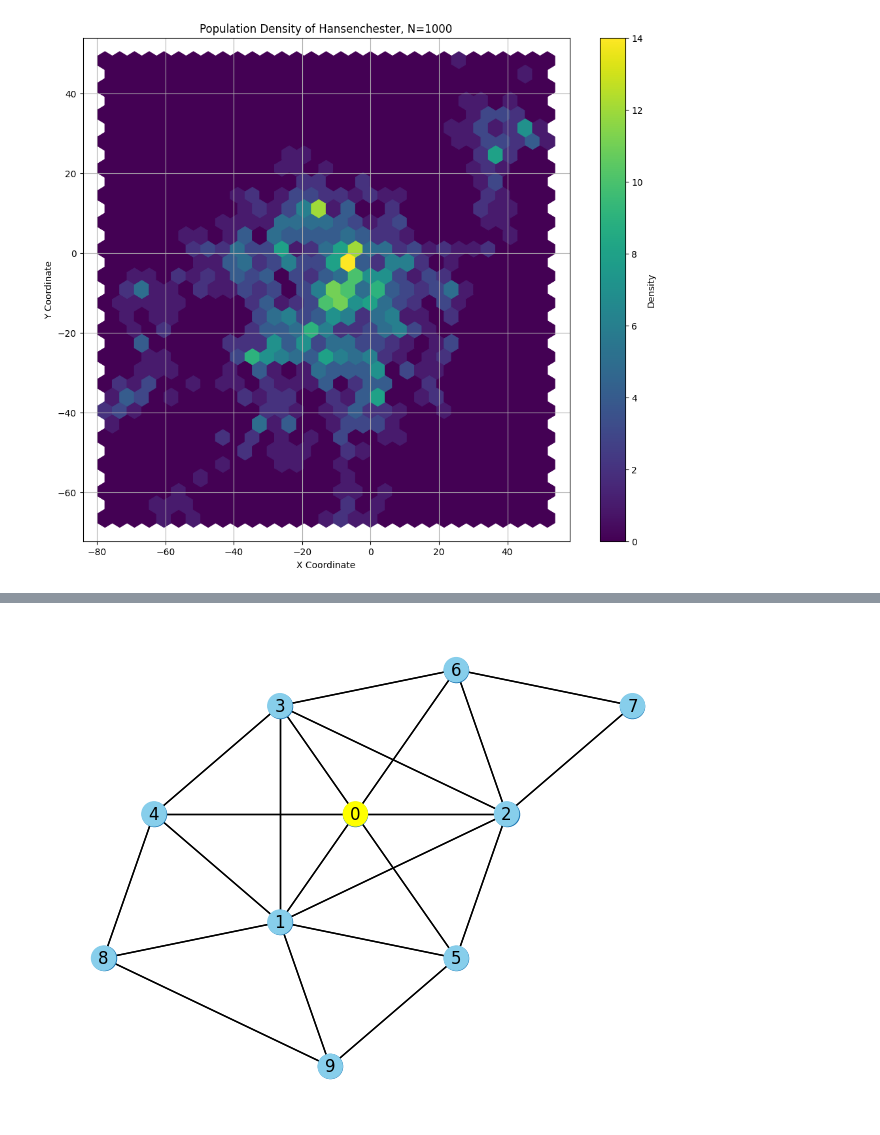
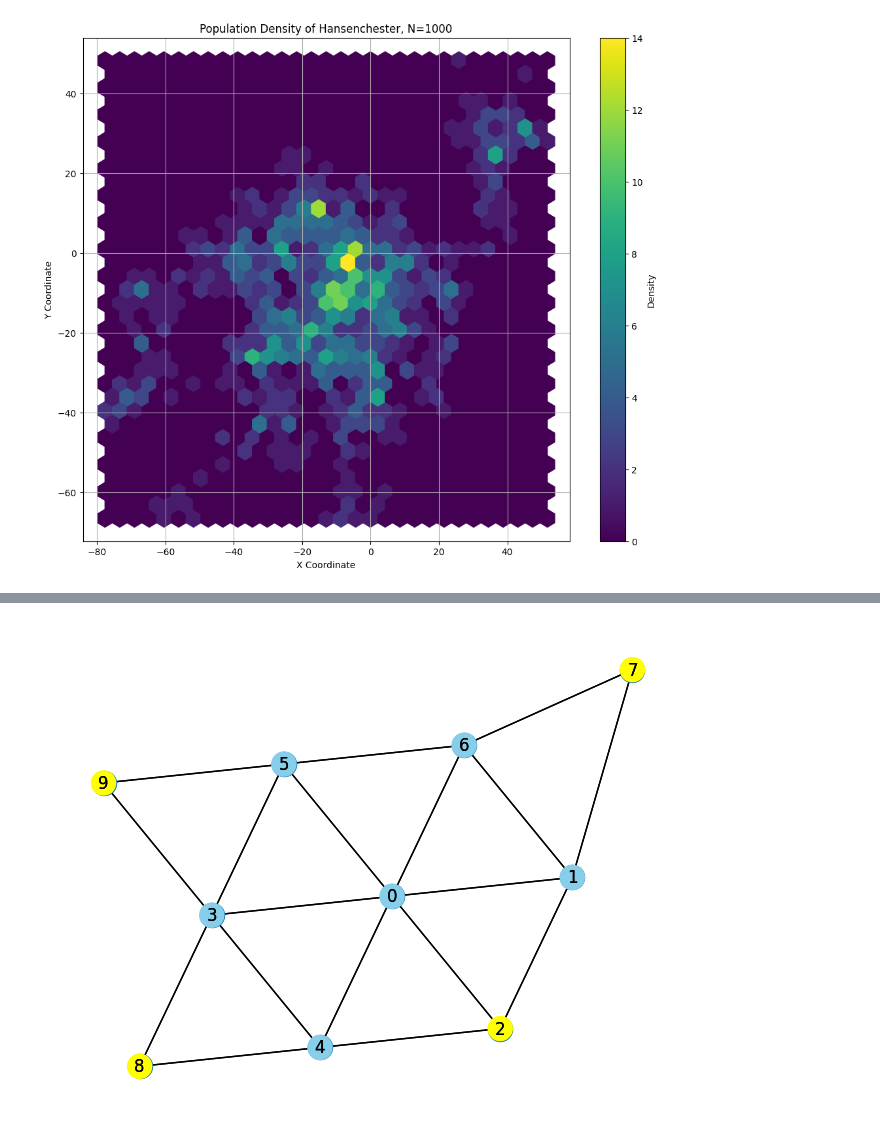
Before and after one commit to colinDietrich/hackaton_pasqal, a Jupyter notebook: QUBO_formulation.ipynb, the cells around one changed output, grey strips where cells are left out. Saved outputs shown, nothing was run; the diff lists cells and outputs as text; code cells hidden in the pictures.

```diff
--- a/QUBO_formulation.ipynb
+++ b/QUBO_formulation.ipynb
@@ -300,0 +392,11 @@ sequence.draw()
+# %%
+def optimization_loop(omega_max, device_used, graph, detunings_number, initial_guess, bounds, maxiter):
+    res = minimize(
+        quantum_loop,
+        x0=initial_guess,
+        args=(omega_max, device_used, graph, reg, detunings_number),
+        bounds=bounds,
+        method='Nelder-Mead',
+        options={"return_all": True, "maxiter": maxiter, "adaptive": True},
+    )
+    return res
@@ -300,0 +427,2 @@ sequence.draw()
+# %%
+res = optimization_loop(omega_max, device_used, graph, detunings_number, initial_guess, bounds, 1)
@@ -307,7 +477,7 @@ simulator = QutipEmulator.from_sequence(
 )
 simulator.show_config()
 results = simulator.run(progress_bar=True)
-count_dict = results.sample_final_state(N_samples=1000)
+count_dict = results.sample_final_state(N_samples=10000)
 # %% [output]
 Options:
 ----------
@@ -337,36 +507,24 @@ plt.show()
 # %%
-graph = nx.Graph()
-edges = KDTree(grid_points).query_pairs(R_antennas * (2 + 1e-3))
-graph.add_edges_from(edges)
+# Sort the bitstrings in descending order
+solution = [key for key, value in sorted(most_frequent.items(), key=lambda item: item[1], reverse=True)]
 
-# Sort the bitstrings in descending order
-solution = sorted(most_frequent, reverse=True)
 
 # Function to convert a bitstring to a list of node indices included in the set
 def convert_to_indices(bitstring):
     return [i for i, bit in enumerate(bitstring) if bit == '1']
 
-# Convert the bitstrings to lists of node indices and select the top 5
-solution_indices = [convert_to_indices(res) for res in solution]
-top_5 = solution_indices[:5]
 
-# Calculate the total weight (sum of node indices) for each set in the top 5
-val_list = [sum(node_set) for node_set in top_5]
-
-# Find the index of the set with the maximum total weight
-ind_max = np.argmax(val_list)
 
 # Draw the graph with colored nodes
-nx.draw(graph, pos=grid_points)
-nx.draw_networkx_labels(graph, pos=grid_points)
+nx.draw(graph, pos=coords)
+nx.draw_networkx_labels(graph, pos=coords)
 
-color = []
-for i in solution[2]:
-    if i == "1":
-        color.append('yellow')
-    else:
-        color.append('skyblue')
+# Example graph drawing
+highlighted_nodes = convert_to_indices(solution[0])
 
-nx.draw(graph, pos=grid_points, node_color=color)
+# Assign colors: 'yellow' for highlighted nodes, 'skyblue' for others
+node_colors = ['yellow' if node in highlighted_nodes else 'skyblue' for node in graph.nodes()]
+
+nx.draw(graph, pos=coords, node_color=node_colors, with_labels=True)
 # %% [output]
-[figure, old version]
+[figure, new version]
```
Also changed, not shown: parts of 31 cells of this notebook.
